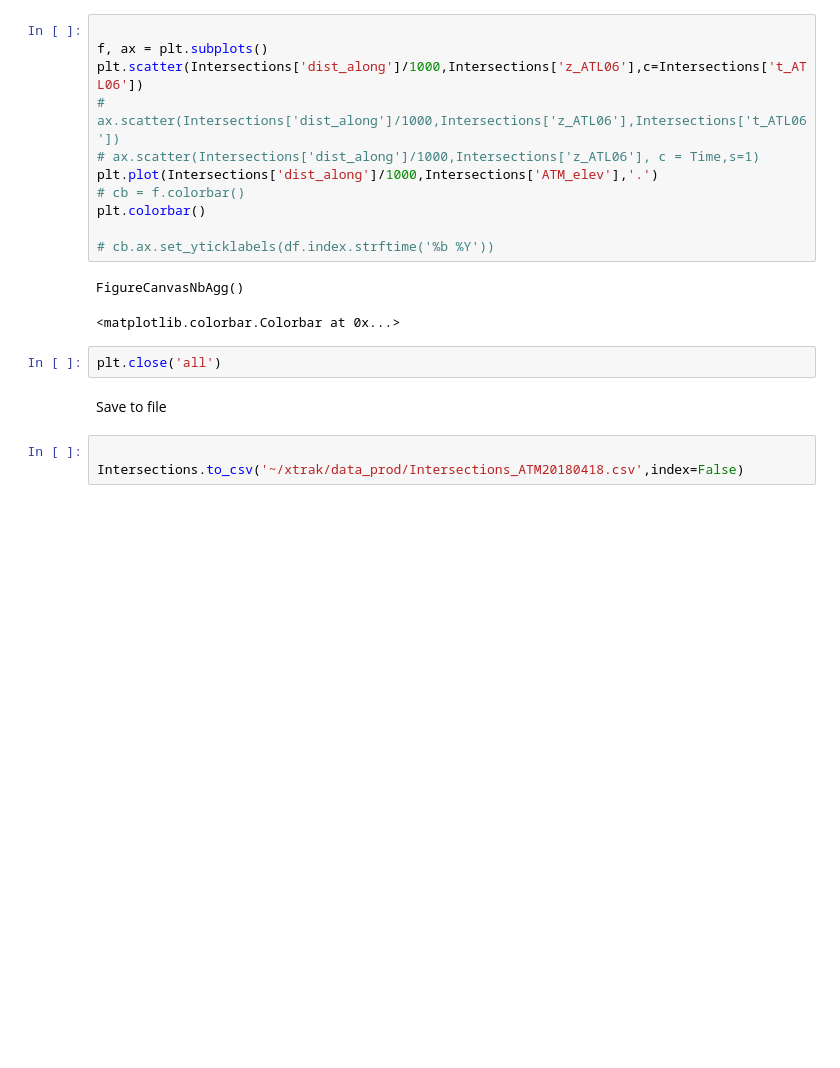
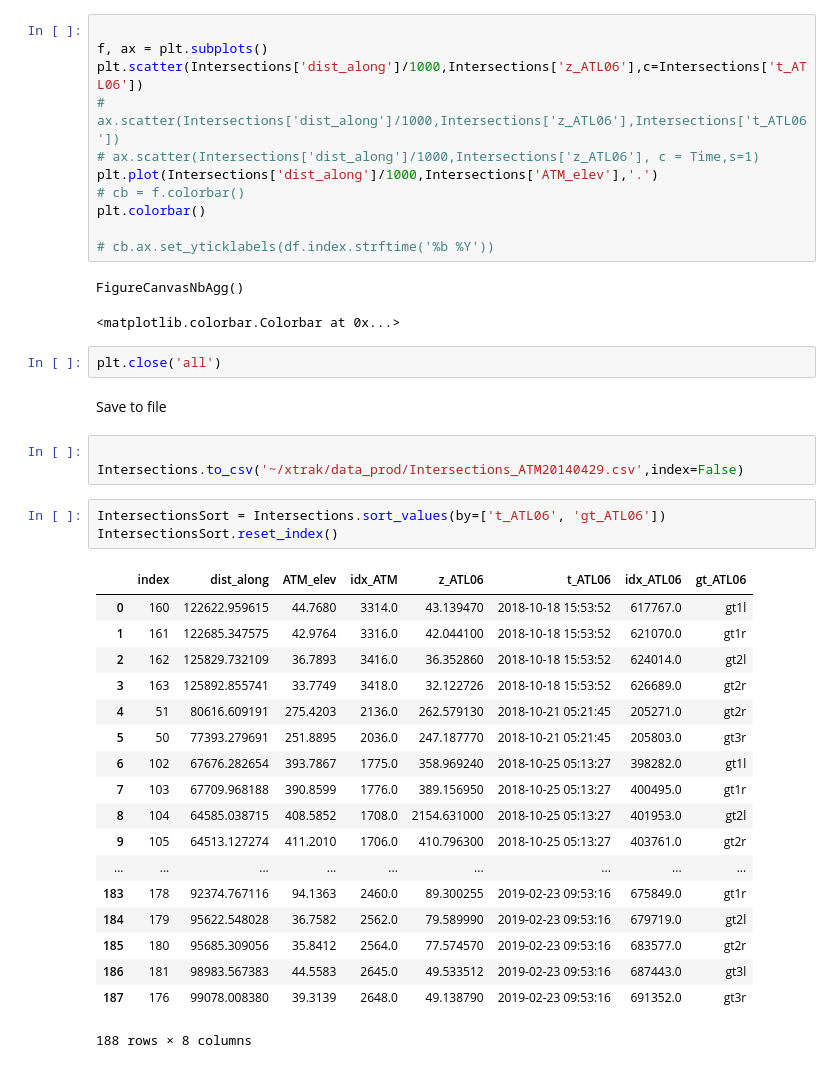
Before and after one commit to ICESAT-2HackWeek/xtrak, a Jupyter notebook: notebooks/Intersections.ipynb, the cells around one changed output. Drawn from its saved outputs; the diff is of its cells as text; blank space fills up the shorter version.

Commit message:
2014 ATM intersections csv added

```diff
--- a/notebooks/Intersections.ipynb
+++ b/notebooks/Intersections.ipynb
@@ -144,4 +144,26 @@ plt.close('all')
 Save to file
 # %%
 
-Intersections.to_csv('~/xtrak/data_prod/Intersections_ATM20180418.csv',index=False)
+Intersections.to_csv('~/xtrak/data_prod/Intersections_ATM20140429.csv',index=False)
+# %%
+IntersectionsSort = Intersections.sort_values(by=['t_ATL06', 'gt_ATL06'])
+IntersectionsSort.reset_index()
+# %% [output]
+|  | index | dist_along | ATM_elev | idx_ATM | z_ATL06 | t_ATL06 | idx_ATL06 | gt_ATL06 |
+| 0 | 160 | 122622.959615 | 44.7680 | 3314.0 | 43.139470 | 2018-10-18 15:53:52 | 617767.0 | gt1l |
+| 1 | 161 | 122685.347575 | 42.9764 | 3316.0 | 42.044100 | 2018-10-18 15:53:52 | 621070.0 | gt1r |
+| 2 | 162 | 125829.732109 | 36.7893 | 3416.0 | 36.352860 | 2018-10-18 15:53:52 | 624014.0 | gt2l |
+| 3 | 163 | 125892.855741 | 33.7749 | 3418.0 | 32.122726 | 2018-10-18 15:53:52 | 626689.0 | gt2r |
+| 4 | 51 | 80616.609191 | 275.4203 | 2136.0 | 262.579130 | 2018-10-21 05:21:45 | 205271.0 | gt2r |
+| 5 | 50 | 77393.279691 | 251.8895 | 2036.0 | 247.187770 | 2018-10-21 05:21:45 | 205803.0 | gt3r |
+| 6 | 102 | 67676.282654 | 393.7867 | 1775.0 | 358.969240 | 2018-10-25 05:13:27 | 398282.0 | gt1l |
+| 7 | 103 | 67709.968188 | 390.8599 | 1776.0 | 389.156950 | 2018-10-25 05:13:27 | 400495.0 | gt1r |
+| 8 | 104 | 64585.038715 | 408.5852 | 1708.0 | 2154.631000 | 2018-10-25 05:13:27 | 401953.0 | gt2l |
+| 9 | 105 | 64513.127274 | 411.2010 | 1706.0 | 410.796300 | 2018-10-25 05:13:27 | 403761.0 | gt2r |
+| ... | ... | ... | ... | ... | ... | ... | ... | ... |
+| 183 | 178 | 92374.767116 | 94.1363 | 2460.0 | 89.300255 | 2019-02-23 09:53:16 | 675849.0 | gt1r |
+| 184 | 179 | 95622.548028 | 36.7582 | 2562.0 | 79.589990 | 2019-02-23 09:53:16 | 679719.0 | gt2l |
+| 185 | 180 | 95685.309056 | 35.8412 | 2564.0 | 77.574570 | 2019-02-23 09:53:16 | 683577.0 | gt2r |
+| 186 | 181 | 98983.567383 | 44.5583 | 2645.0 | 49.533512 | 2019-02-23 09:53:16 | 687443.0 | gt3l |
+| 187 | 176 | 99078.008380 | 39.3139 | 2648.0 | 49.138790 | 2019-02-23 09:53:16 | 691352.0 | gt3r |
+188 rows × 8 columns
```
Also changed, not shown: parts of 2 cells of this notebook, 1 other file.
